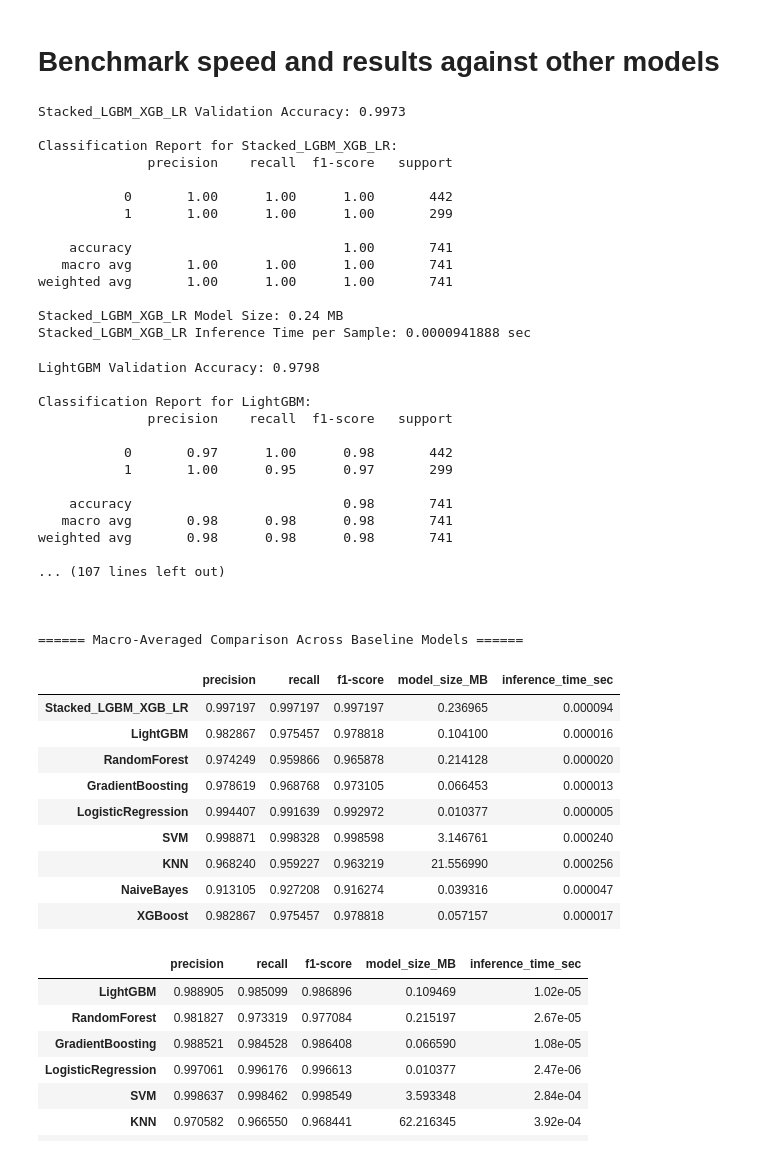
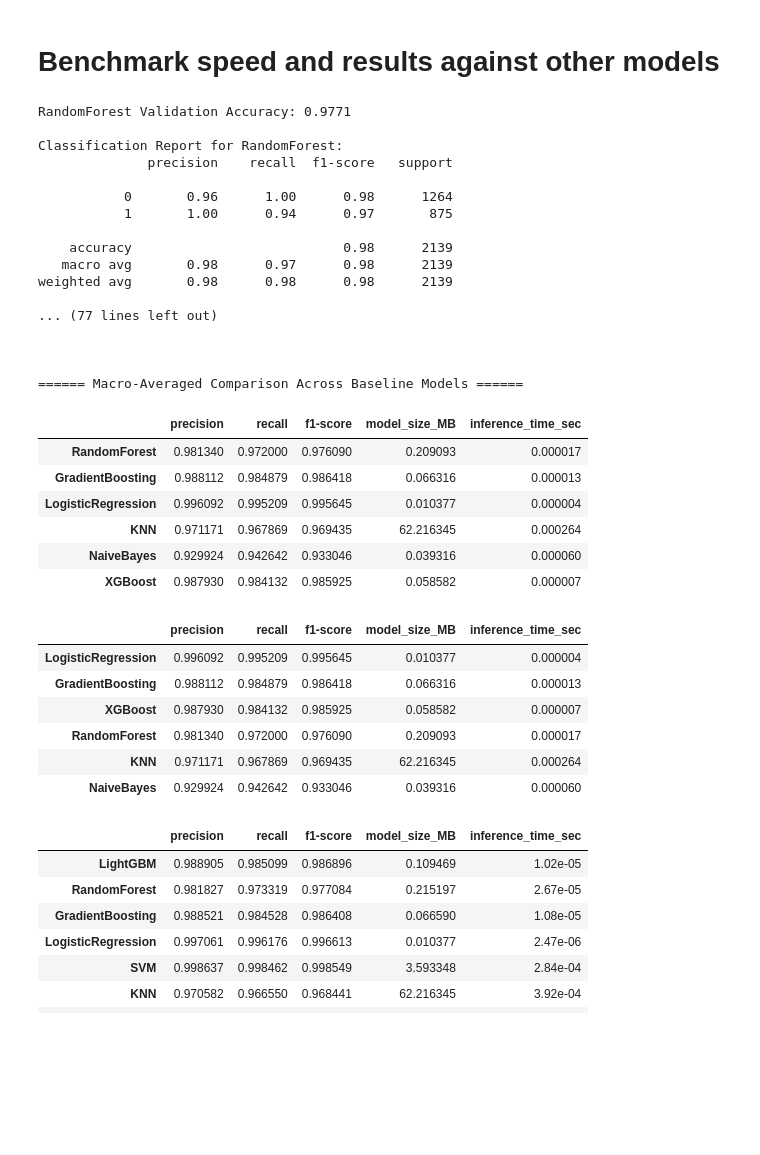
Before and after one commit to Yihao2001/elder_companion, a Jupyter notebook: RAG/memory_router/training_scripts/qa_training.ipynb, the cells around one changed output. Cells and saved outputs as stored; diff of their text form; code cells hidden in the pictures; blank space fills up the shorter version.

```diff
--- a/RAG/memory_router/training_scripts/qa_training.ipynb
+++ b/RAG/memory_router/training_scripts/qa_training.ipynb
@@ -13,7 +13,7 @@ from xgboost import XGBClassifier
 # %% [markdown]
 # Load data
 # %%
-df = pd.read_csv(r"C:\Users\leege\Documents\Capstone\elderly_conversational_sentences_new.csv")
+df = pd.read_csv(r"C:\Users\leege\Documents\Capstone\elderly_conversational_sentences.csv")
 df['binary_label'] = df['label'].apply(lambda x: 1 if x == 1 else 0)
 
 # Remove '?' to generalize model
@@ -21,6 +21,5 @@ question_idx = df[df['text'].str.endswith('?')].index
 remove_idx = np.random.choice(question_idx, size=len(question_idx)//2, replace=False)
 df.loc[remove_idx, 'text'] = df.loc[remove_idx, 'text'].apply(lambda x: x.rstrip('?'))
 
-print(df['category'].value_counts())
 df['binary_label'].value_counts()
 # %% [output]
@@ -341,7 +331,7 @@ models = OrderedDict()
 
 # Add the stacked model first
 estimators = [
-    ('lgbm', LGBMClassifier(n_estimators=50, max_depth=3, learning_rate=0.1, random_state=42, verbose=-1)),
+    ('rf', RandomForestClassifier(n_estimators=50, max_depth=5, random_state=42)),
     ('xgb', XGBClassifier(n_estimators=50, max_depth=3, learning_rate=0.1,
                           use_label_encoder=False, eval_metric='mlogloss', random_state=42, verbosity=0)),
     ('lr_base', LogisticRegression(max_iter=500, solver='lbfgs', random_state=42))
@@ -355,15 +345,14 @@ stacked_model = StackingClassifier(
     passthrough=True
 )
 
-models['Stacked_LGBM_XGB_LR'] = stacked_model
+# models['Stacked_LGBM_XGB_LR'] = stacked_model
 
 # Then add the rest of the baseline models
 models.update({
-    "LightGBM": LGBMClassifier(n_estimators=50, max_depth=3, learning_rate=0.1, random_state=42, verbose=-1),
     "RandomForest": RandomForestClassifier(n_estimators=50, max_depth=5, random_state=42),
     "GradientBoosting": GradientBoostingClassifier(n_estimators=50, max_depth=3, learning_rate=0.1, random_state=42),
     "LogisticRegression": LogisticRegression(max_iter=500, solver="lbfgs", random_state=42),
-    "SVM": SVC(kernel="linear", C=1.0, probability=True, random_state=42),
+    # "SVM": SVC(kernel="linear", C=1.0, probability=True, random_state=42),
     "KNN": KNeighborsClassifier(n_neighbors=5),
     "NaiveBayes": GaussianNB(),
     "XGBoost": XGBClassifier(n_estimators=50, max_depth=3, learning_rate=0.1, use_label_encoder=False,
@@ -402,68 +391,62 @@ for name, model in models.items():
         pickle.dump(model, f)
     size_mb = os.path.getsize(tmp_file) / (1024 * 1024)
     size_dict[name] = size_mb
     os.remove(tmp_file)
 
     # Inference time per sample (on validation set)
     inference_time_per_sample = (end_pred - start_pred) / len(X_val)
     time_dict[name] = inference_time_per_sample
 
     print(f"{name} Model Size: {size_mb:.2f} MB")
     print(f"{name} Inference Time per Sample: {inference_time_per_sample:.10f} sec\n")
 
 # Macro-Averaged Comparison
 df_reports = pd.DataFrame({model: all_reports[model]["macro avg"]
                            for model in all_reports}).T
 df_reports = df_reports[["precision", "recall", "f1-score"]]
 
 # Add model size and inference time
 df_reports["model_size_MB"] = pd.Series(size_dict)
 df_reports["inference_time_sec"] = pd.Series(time_dict)
 
 print("\n\n====== Macro-Averaged Comparison Across Baseline Models ======")
 display(df_reports)
 # %% [output]
-Stacked_LGBM_XGB_LR Validation Accuracy: 0.9973
+RandomForest Validation Accuracy: 0.9771
 
-Classification Report for Stacked_LGBM_XGB_LR:
+Classification Report for RandomForest:
               precision    recall  f1-score   support
 
-           0       1.00      1.00      1.00       442
-           1       1.00      1.00      1.00       299
+           0       0.96      1.00      0.98      1264
+           1       1.00      0.94      0.97       875
 
-    accuracy                           1.00       741
-   macro avg       1.00      1.00      1.00       741
-weighted avg       1.00      1.00      1.00       741
+    accuracy                           0.98      2139
+   macro avg       0.98      0.97      0.98      2139
+weighted avg       0.98      0.98      0.98      2139
 
-Stacked_LGBM_XGB_LR Model Size: 0.24 MB
-Stacked_LGBM_XGB_LR Inference Time per Sample: 0.0000941888 sec
+... (77 lines left out)
+
+
+
+====== Macro-Averaged Comparison Across Baseline Models ======
-LightGBM Validation Accuracy: 0.9798
-
-Classification Report for LightGBM:
-              precision    recall  f1-score   support
-
-           0       0.97      1.00      0.98       442
-           1       1.00      0.95      0.97       299
-
-    accuracy                           0.98       741
-   macro avg       0.98      0.98      0.98       741
-weighted avg       0.98      0.98      0.98       741
-
-... (107 lines left out)
-
-
-
-====== Macro-Averaged Comparison Across Baseline Models ======
 |  | precision | recall | f1-score | model_size_MB | inference_time_sec |
-| Stacked_LGBM_XGB_LR | 0.997197 | 0.997197 | 0.997197 | 0.236965 | 0.000094 |
-| LightGBM | 0.982867 | 0.975457 | 0.978818 | 0.104100 | 0.000016 |
-| RandomForest | 0.974249 | 0.959866 | 0.965878 | 0.214128 | 0.000020 |
-| GradientBoosting | 0.978619 | 0.968768 | 0.973105 | 0.066453 | 0.000013 |
-| LogisticRegression | 0.994407 | 0.991639 | 0.992972 | 0.010377 | 0.000005 |
-| SVM | 0.998871 | 0.998328 | 0.998598 | 3.146761 | 0.000240 |
-| KNN | 0.968240 | 0.959227 | 0.963219 | 21.556990 | 0.000256 |
-| NaiveBayes | 0.913105 | 0.927208 | 0.916274 | 0.039316 | 0.000047 |
-| XGBoost | 0.982867 | 0.975457 | 0.978818 | 0.057157 | 0.000017 |
+| RandomForest | 0.981340 | 0.972000 | 0.976090 | 0.209093 | 0.000017 |
+| GradientBoosting | 0.988112 | 0.984879 | 0.986418 | 0.066316 | 0.000013 |
+| LogisticRegression | 0.996092 | 0.995209 | 0.995645 | 0.010377 | 0.000004 |
+| KNN | 0.971171 | 0.967869 | 0.969435 | 62.216345 | 0.000264 |
+| NaiveBayes | 0.929924 | 0.942642 | 0.933046 | 0.039316 | 0.000060 |
+| XGBoost | 0.987930 | 0.984132 | 0.985925 | 0.058582 | 0.000007 |
+# %%
+df_reports = df_reports.sort_values(by='f1-score', ascending=False)
+df_reports
+# %% [output]
+|  | precision | recall | f1-score | model_size_MB | inference_time_sec |
+| LogisticRegression | 0.996092 | 0.995209 | 0.995645 | 0.010377 | 0.000004 |
+| GradientBoosting | 0.988112 | 0.984879 | 0.986418 | 0.066316 | 0.000013 |
+| XGBoost | 0.987930 | 0.984132 | 0.985925 | 0.058582 | 0.000007 |
+| RandomForest | 0.981340 | 0.972000 | 0.976090 | 0.209093 | 0.000017 |
+| KNN | 0.971171 | 0.967869 | 0.969435 | 62.216345 | 0.000264 |
+| NaiveBayes | 0.929924 | 0.942642 | 0.933046 | 0.039316 | 0.000060 |
 # %%
 pd.reset_option('display.float_format')
 
```
Also changed, not shown: parts of 4 cells of this notebook, 9 other files.
